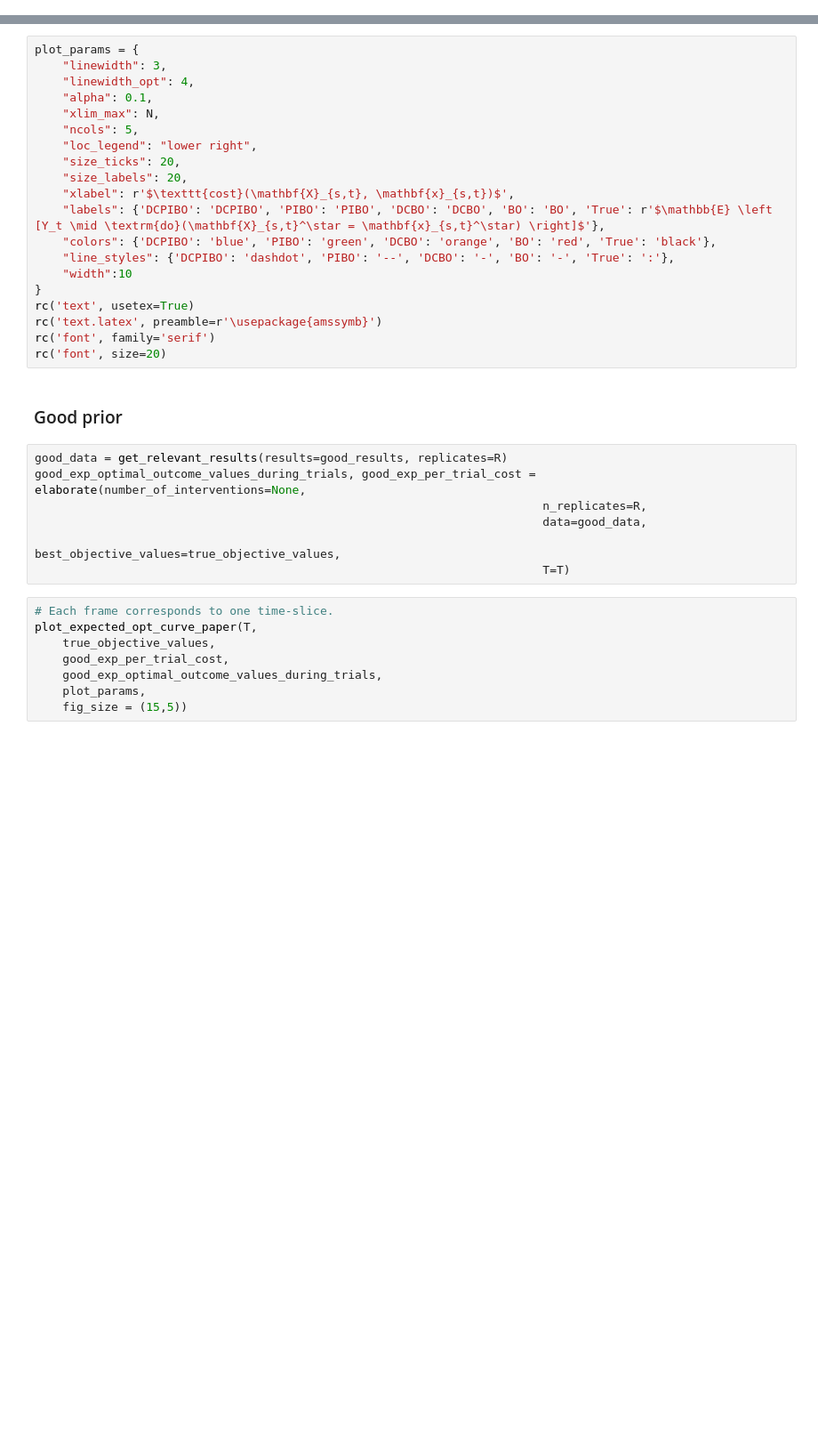
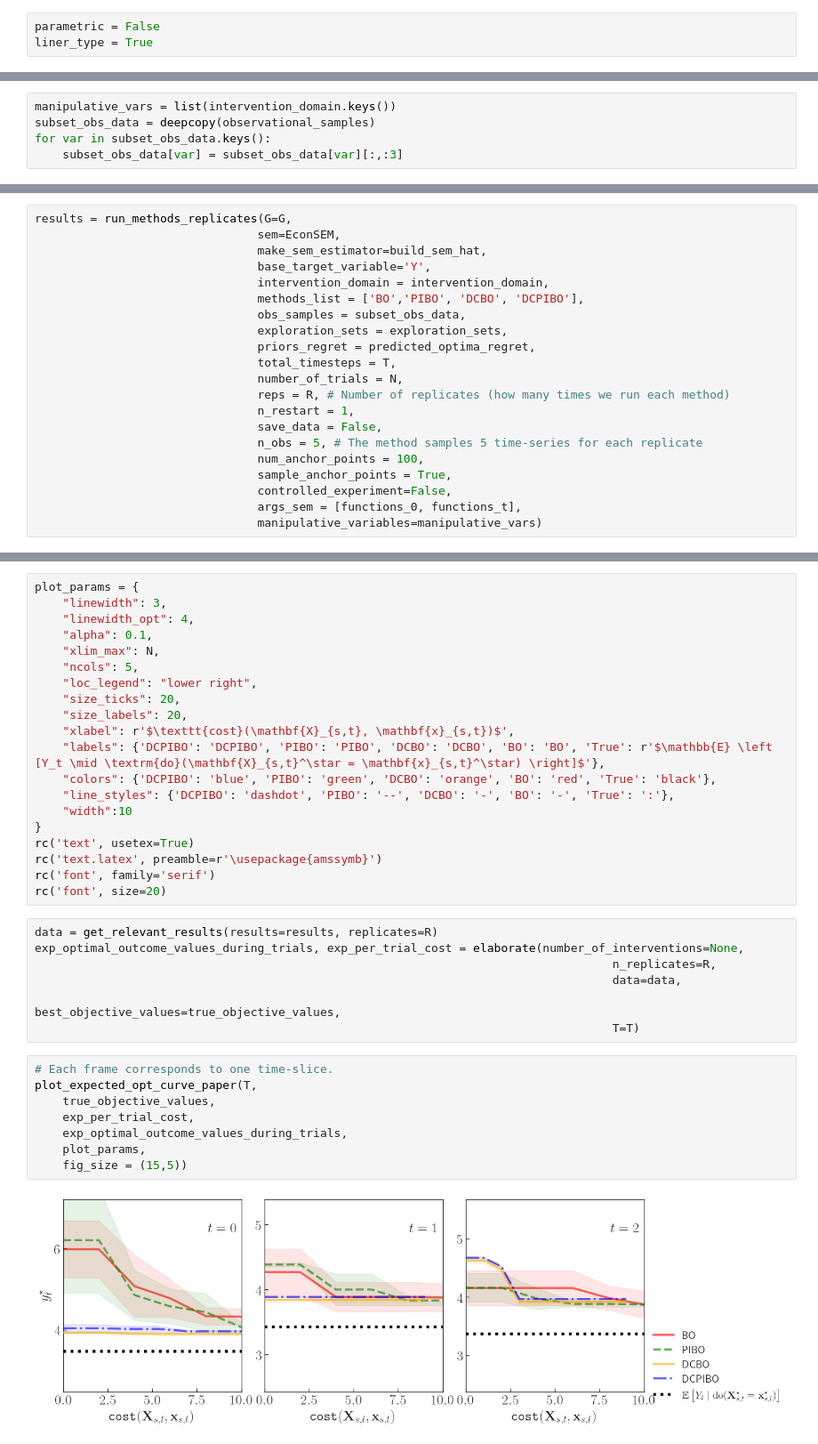
Before and after one commit to lucalavazza/Bayesian-Optimisation-with-Prior-Knowledge, a Jupyter notebook: notebooks/MyTests/pi_econ.ipynb, the cells around one changed output, grey strips where cells are left out. Shown at 89% size. Drawn from its saved outputs; the diff is of its cells as text; blank space fills up the shorter version.

Commit message:
Econ works

```diff
--- a/notebooks/MyTests/pi_econ.ipynb
+++ b/notebooks/MyTests/pi_econ.ipynb
@@ -158,0 +216,3 @@ econ_dict
+# %%
+parametric = False
+liner_type = True
@@ -159 +321,6 @@ econ_dict
+# %%
+manipulative_vars = list(intervention_domain.keys())
+subset_obs_data = deepcopy(observational_samples)
+for var in subset_obs_data.keys():
+    subset_obs_data[var] = subset_obs_data[var][:,:3]
 # %%
@@ -164,0 +330,21 @@ R = 3
+# %%
+results = run_methods_replicates(G=G,
+                                sem=EconSEM,
+                                make_sem_estimator=build_sem_hat,
+                                base_target_variable='Y',
+                                intervention_domain = intervention_domain,
+                                methods_list = ['BO','PIBO', 'DCBO', 'DCPIBO'],
+                                obs_samples = subset_obs_data,
+                                exploration_sets = exploration_sets,
+                                priors_regret = predicted_optima_regret,
+                                total_timesteps = T,
+                                number_of_trials = N,
+                                reps = R, # Number of replicates (how many times we run each method)
+                                n_restart = 1,
+                                save_data = False,
+                                n_obs = 5, # The method samples 5 time-series for each replicate
+                                num_anchor_points = 100,
+                                sample_anchor_points = True,
+                                controlled_experiment=False,
+                                args_sem = [functions_0, functions_t],
+                                manipulative_variables=manipulative_vars)
@@ -184,20 +432,20 @@ rc('text', usetex=True)
 rc('text.latex', preamble=r'\usepackage{amssymb}')
 rc('font', family='serif')
 rc('font', size=20)
-# %% [markdown]
-### Good prior
 # %%
-good_data = get_relevant_results(results=good_results, replicates=R)
-good_exp_optimal_outcome_values_during_trials, good_exp_per_trial_cost = elaborate(number_of_interventions=None,
-                                                                         n_replicates=R,
-                                                                         data=good_data,
-                                                                         best_objective_values=true_objective_values,
-                                                                         T=T)
+data = get_relevant_results(results=results, replicates=R)
+exp_optimal_outcome_values_during_trials, exp_per_trial_cost = elaborate(number_of_interventions=None,
+                                                                                   n_replicates=R,
+                                                                                   data=data,
+                                                                                   best_objective_values=true_objective_values,
+                                                                                   T=T)
 # %%
 # Each frame corresponds to one time-slice.
 plot_expected_opt_curve_paper(T,
     true_objective_values,
-    good_exp_per_trial_cost,
-    good_exp_optimal_outcome_values_during_trials,
+    exp_per_trial_cost,
+    exp_optimal_outcome_values_during_trials,
     plot_params,
     fig_size = (15,5))
+# %% [output]
+[figure, added]
```
Also changed, not shown: parts of 46 cells of this notebook, 47 other files.
